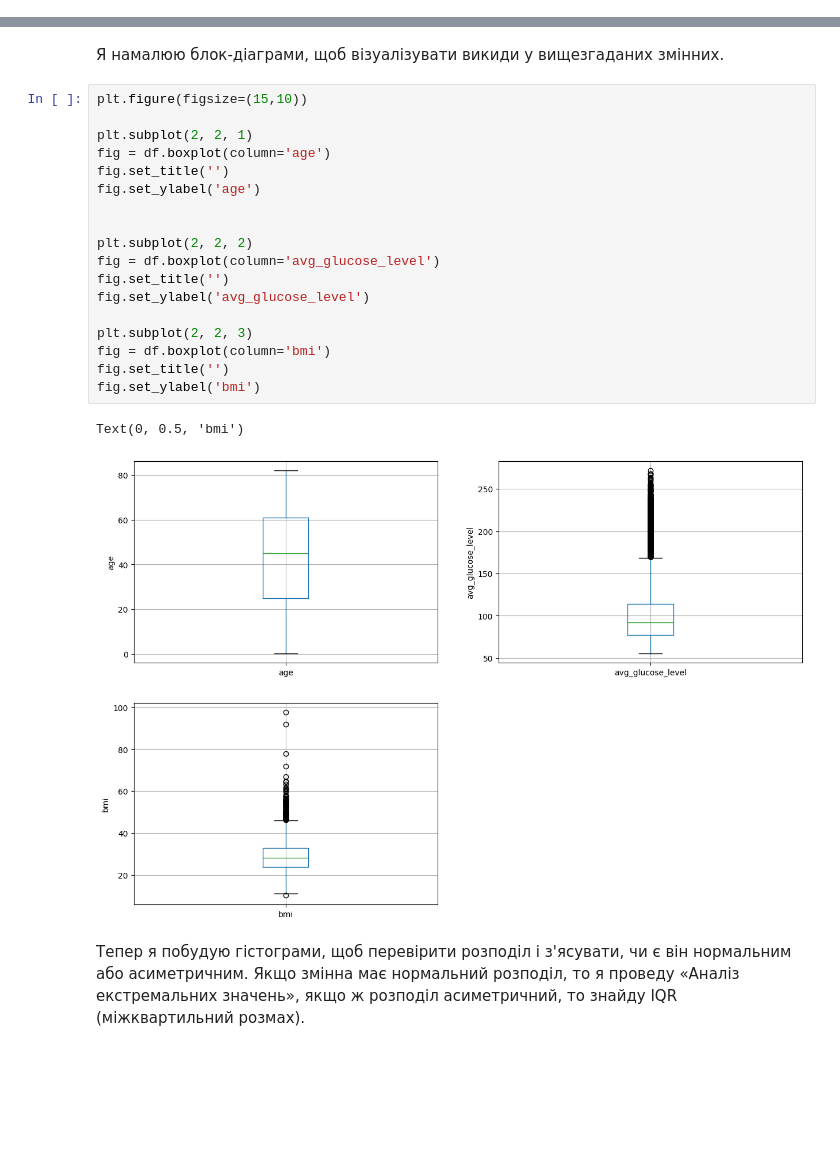
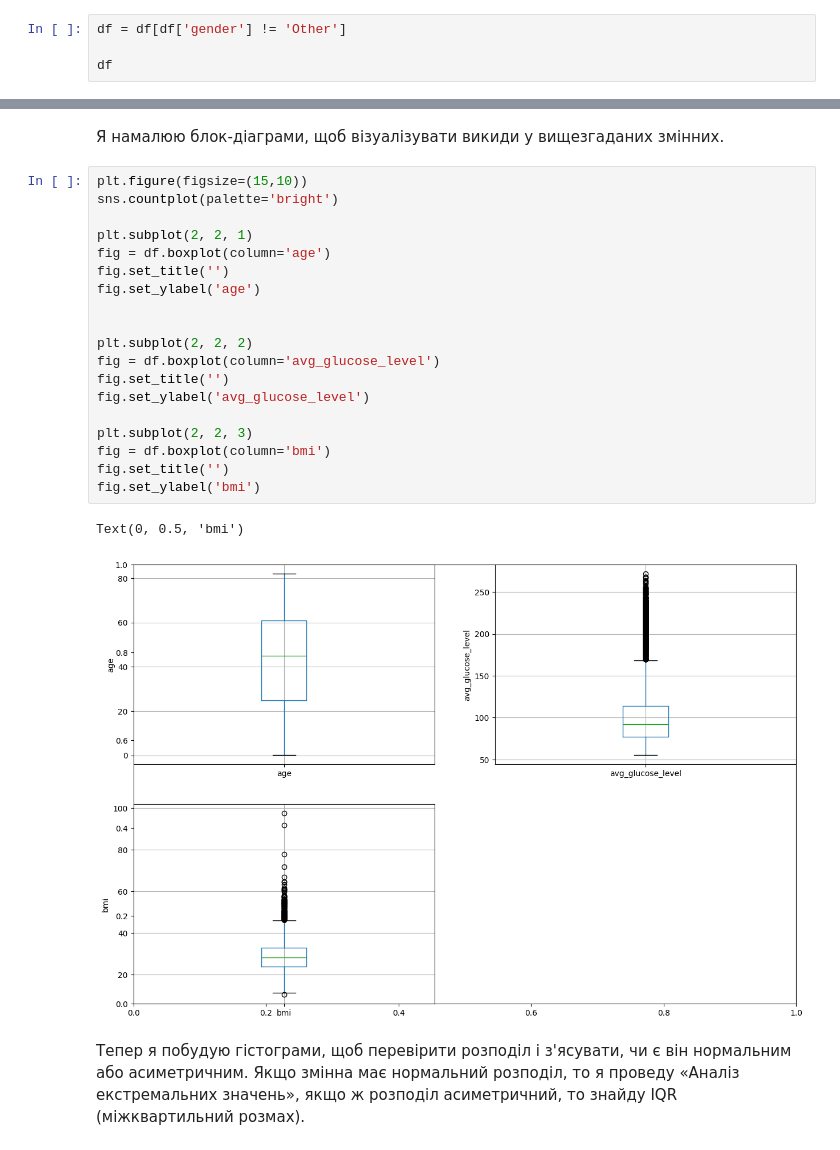
Before and after one commit to MariiaSam/Stroke-Prediction, a Jupyter notebook: Stroke_Prediction.ipynb, the cells around one changed output, grey strips where cells are left out. Saved outputs shown, nothing was run; the diff lists cells and outputs as text; blank space fills up the shorter version.

```diff
--- a/Stroke_Prediction.ipynb
+++ b/Stroke_Prediction.ipynb
@@ -144,3 +145,7 @@ Feature ever_married has 2 labels
 Feature work_type has 5 labels
 Feature Residence_type has 2 labels
 Feature smoking_status has 4 labels
+# %%
+df = df[df['gender'] != 'Other']
+
+df
@@ -215,25 +240,26 @@ max      98.0     1.0   2
 Я намалюю блок-діаграми, щоб візуалізувати викиди у вищезгаданих змінних.
 # %%
 plt.figure(figsize=(15,10))
+sns.countplot(palette='bright')
 
 plt.subplot(2, 2, 1)
 fig = df.boxplot(column='age')
 fig.set_title('')
 fig.set_ylabel('age')
 
 
 plt.subplot(2, 2, 2)
 fig = df.boxplot(column='avg_glucose_level')
 fig.set_title('')
 fig.set_ylabel('avg_glucose_level')
 
 plt.subplot(2, 2, 3)
 fig = df.boxplot(column='bmi')
 fig.set_title('')
 fig.set_ylabel('bmi')
 # %% [output]
 Text(0, 0.5, 'bmi')
-[figure, old version]
+[figure, new version]
 # %% [markdown]
 Тепер я побудую гістограми, щоб перевірити розподіл і з'ясувати, чи є він нормальним або асиметричним. Якщо змінна має нормальний розподіл, то я проведу «Аналіз екстремальних значень», якщо ж розподіл асиметричний, то знайду IQR (міжквартильний розмах).
 # %%
```
Also changed, not shown: parts of 21 cells of this notebook.
